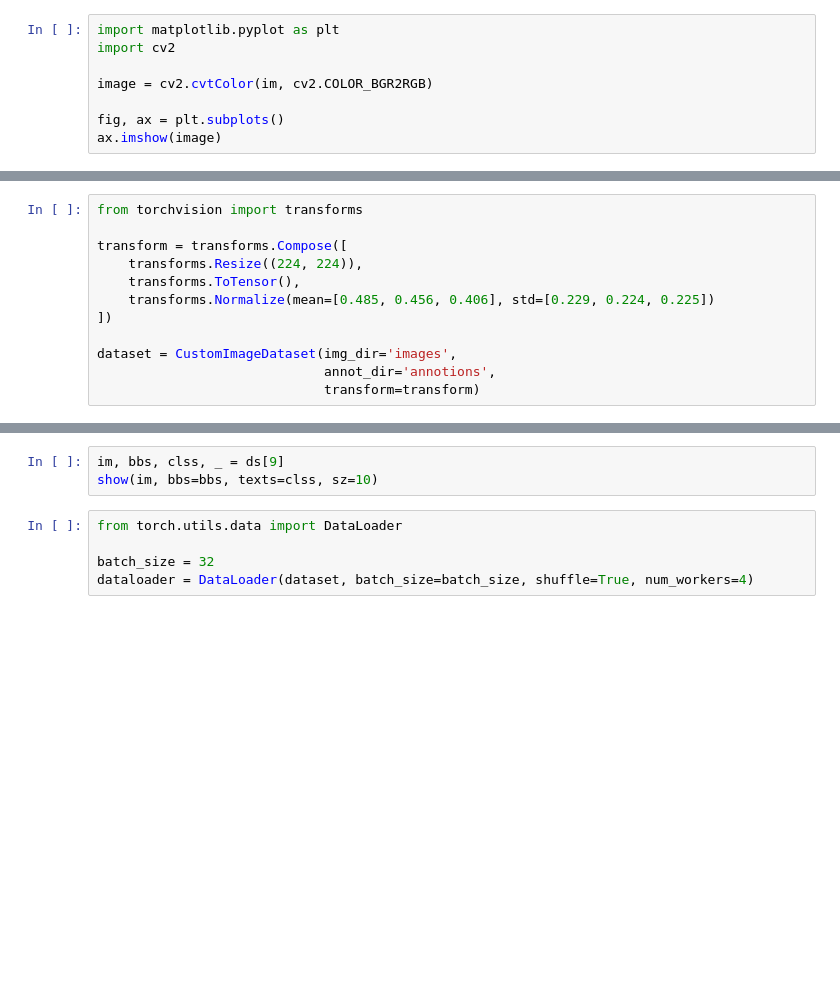
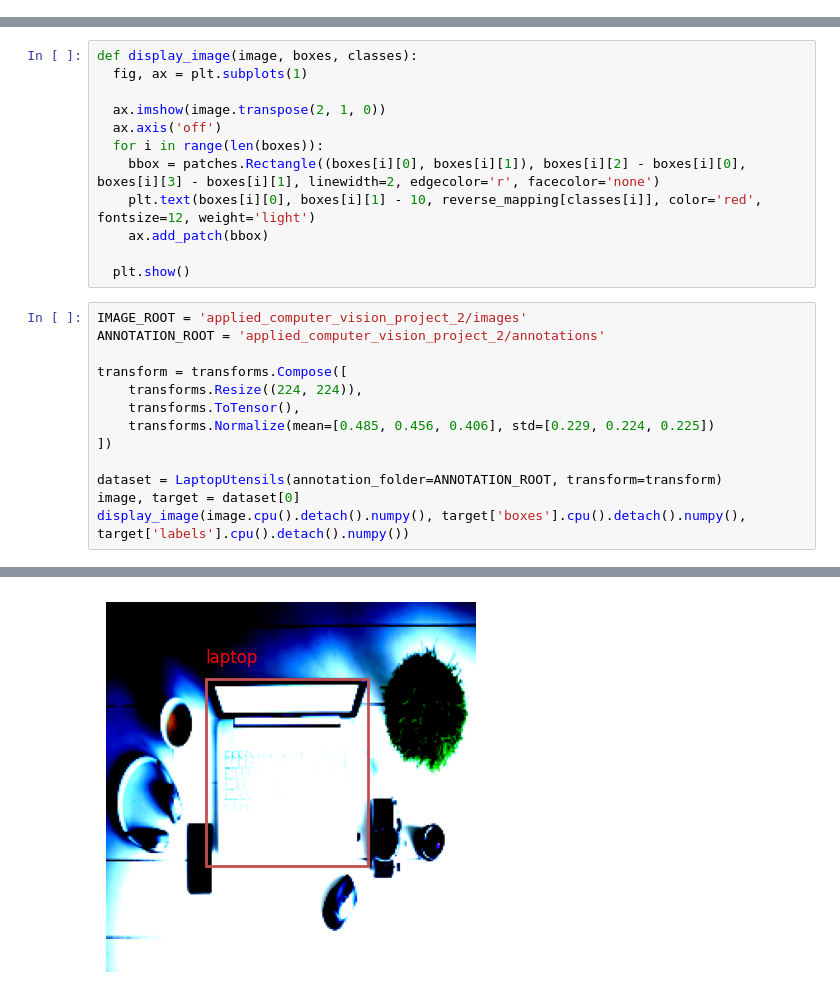
Before and after one commit to keesephillips/applied_computer_vision_project_2, a Jupyter notebook: model.ipynb, the cells around one changed output, grey strips where cells are left out. Saved outputs shown, nothing was run; the diff lists cells and outputs as text; blank space fills up the shorter version.

```diff
--- a/model.ipynb
+++ b/model.ipynb
@@ -72,8 +0,0 @@ NameError: name 'show' is not defined
-# %%
-import matplotlib.pyplot as plt
-import cv2
-
-image = cv2.cvtColor(im, cv2.COLOR_BGR2RGB)
-
-fig, ax = plt.subplots()
-ax.imshow(image)
@@ -82,5 +137,18 @@ NameError: name 'im' is not defined
+# %%
+def display_image(image, boxes, classes):
+  fig, ax = plt.subplots(1)
+
+  ax.imshow(image.transpose(2, 1, 0))
+  ax.axis('off')
+  for i in range(len(boxes)):
+    bbox = patches.Rectangle((boxes[i][0], boxes[i][1]), boxes[i][2] - boxes[i][0], boxes[i][3] - boxes[i][1], linewidth=2, edgecolor='r', facecolor='none')
+    plt.text(boxes[i][0], boxes[i][1] - 10, reverse_mapping[classes[i]], color='red', fontsize=12, weight='light')
+    ax.add_patch(bbox)
+
+  plt.show()
 # %%
-from torchvision import transforms
+IMAGE_ROOT = 'applied_computer_vision_project_2/images'
+ANNOTATION_ROOT = 'applied_computer_vision_project_2/annotations'
 
 transform = transforms.Compose([
     transforms.Resize((224, 224)),
@@ -88,6 +156,7 @@ transform = transforms.Compose([
     transforms.Normalize(mean=[0.485, 0.456, 0.406], std=[0.229, 0.224, 0.225])
 ])
 
-dataset = CustomImageDataset(img_dir='images',
-                             annot_dir='annotions',
-                             transform=transform)
+dataset = LaptopUtensils(annotation_folder=ANNOTATION_ROOT, transform=transform)
+image, target = dataset[0]
+display_image(image.cpu().detach().numpy(), target['boxes'].cpu().detach().numpy(), target['labels'].cpu().detach().numpy())
+# %% [output]
@@ -94,8 +164 @@ dataset = CustomImageDataset(img_dir='images',
+[figure, added]
-# %%
-im, bbs, clss, _ = ds[9]
-show(im, bbs=bbs, texts=clss, sz=10)
-# %%
-from torch.utils.data import DataLoader
-
-batch_size = 32
-dataloader = DataLoader(dataset, batch_size=batch_size, shuffle=True, num_workers=4)
```
Also changed, not shown: parts of 32 cells of this notebook, 4 other files.
